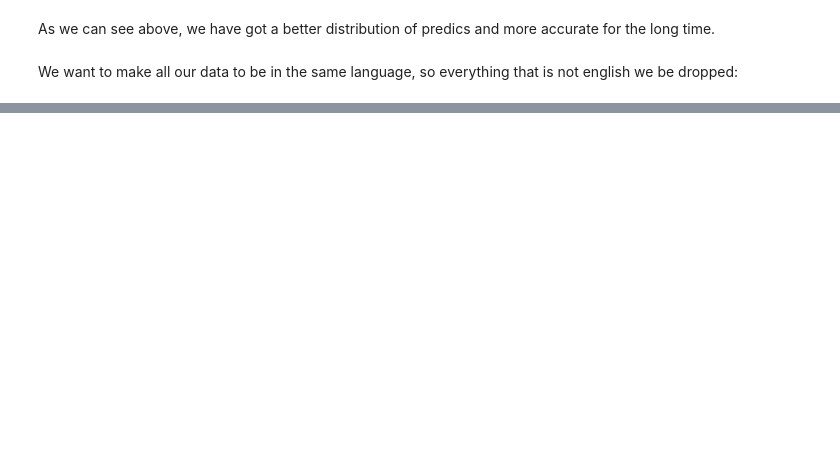
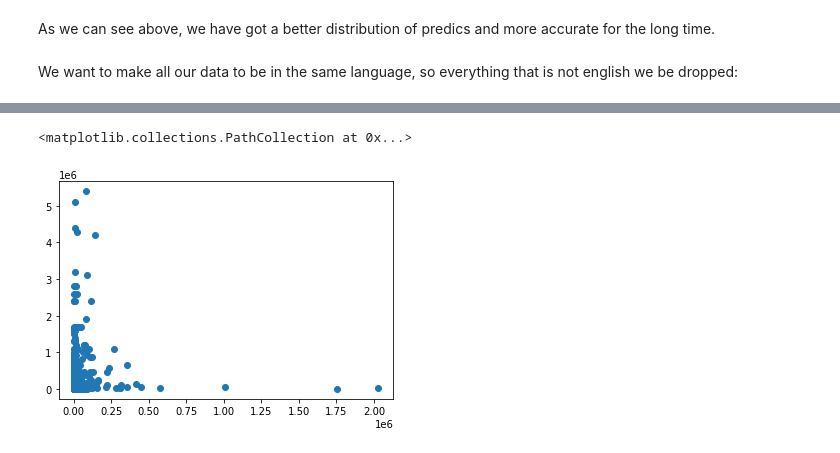
Before and after one commit to OrenPin/Instagram-Prediction---Data-Analysis, a Jupyter notebook: dataAnalysis.ipynb, the cells around one changed output, grey strips where cells are left out. Drawn from its saved outputs; the diff is of its cells as text; code cells hidden in the pictures; blank space fills up the shorter version.

```diff
--- a/dataAnalysis.ipynb
+++ b/dataAnalysis.ipynb
@@ -233,10 +244,15 @@ df['predict'].value_counts()
 Name: predict, dtype: int64
 # %%
 for index,row in df.iterrows():
-        try:
-                if '#' in row['hastags']:
-                        df.replace('#', ' ',index, inplace=True, regex=True)
-        except:
+        if '#' in row['hashtag']:
+                if not row['hashtag'][0]:
+                        df[index,'hashtag'].replace('#','',inplace=True)
+        else:
                 None
 # %%
 df.to_csv("total_data_clean.csv", index=False)
+# %%
+plt.scatter(df['likes'],df['followers'])
+# %% [output]
+<matplotlib.collections.PathCollection at 0x...>
+[figure, added]
```
Also changed, not shown: parts of 24 cells of this notebook, 1 other file.
